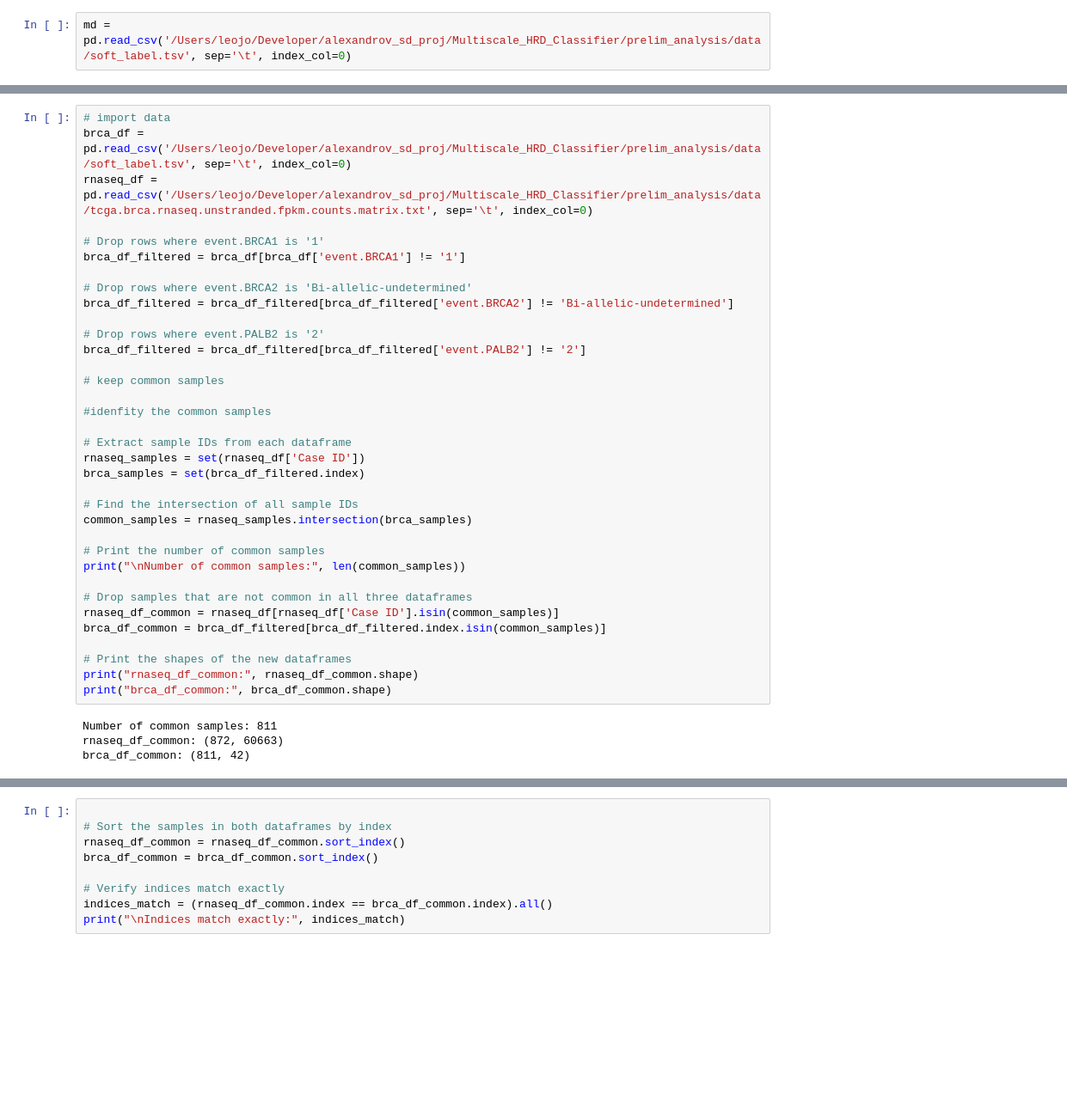
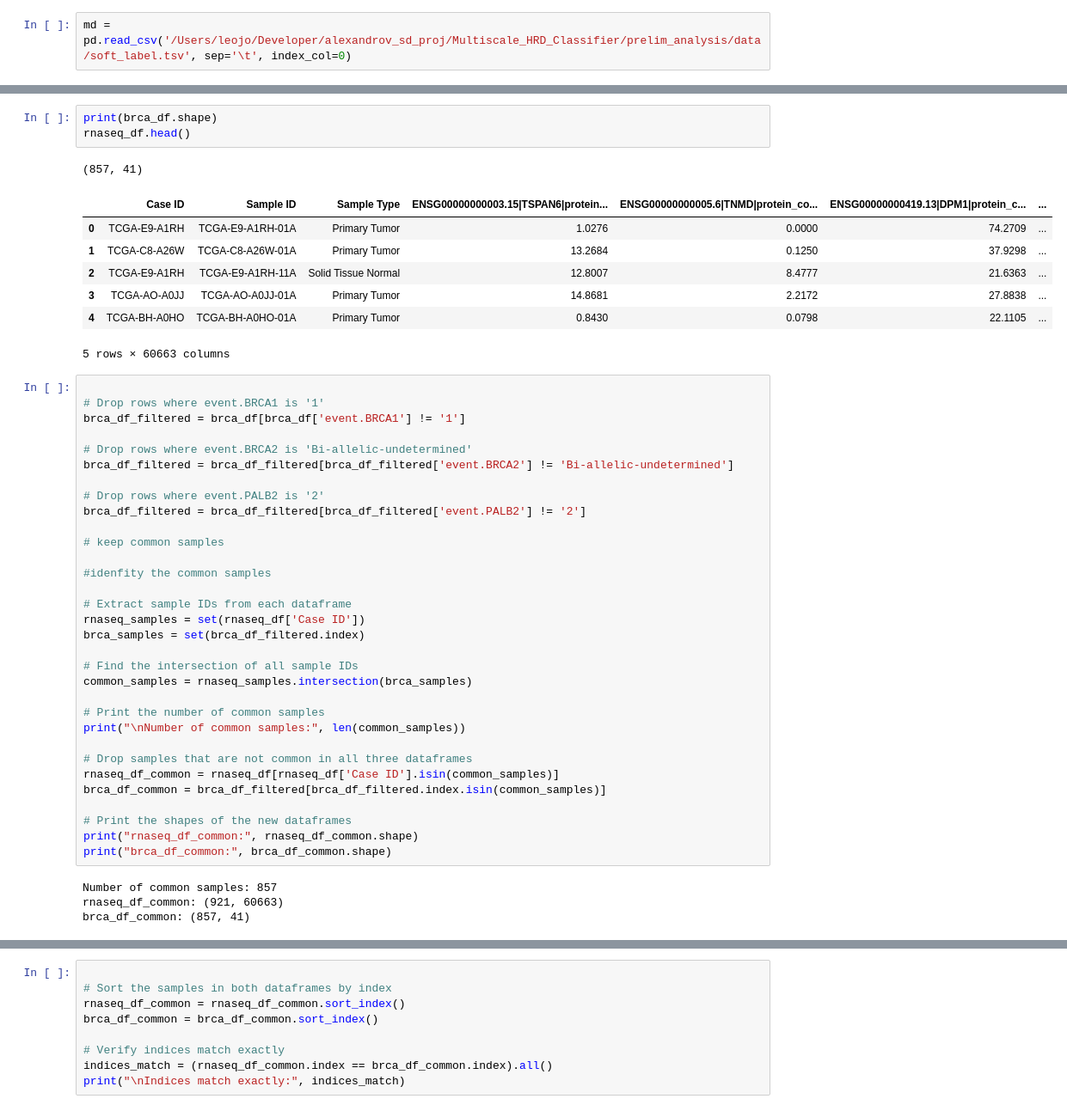
Before and after one commit to l1joseph/Multiscale_HRD_Classifier, a Jupyter notebook: prelim_analysis/prelim_model/clean_model.ipynb, the cells around one changed output, grey strips where cells are left out. Shown at 86% size. Drawn from its saved outputs; the diff is of its cells as text; blank space fills up the shorter version.

Commit message:
ran model on expresion deconv data

```diff
--- a/prelim_analysis/prelim_model/clean_model.ipynb
+++ b/prelim_analysis/prelim_model/clean_model.ipynb
@@ -11,7 +34,16 @@ md = pd.read_csv('/Users/leojo/Developer/alexandrov_sd_proj/Multiscale_HRD_Class
+# %%
+print(brca_df.shape)
+rnaseq_df.head()
+# %% [output]
+(857, 41)
+|  | Case ID | Sample ID | Sample Type | ENSG00000000003.15|TSPAN6|protein... | ENSG00000000005.6|TNMD|protein_co... | ENSG00000000419.13|DPM1|protein_c... | ... |
+| 0 | TCGA-E9-A1RH | TCGA-E9-A1RH-01A | Primary Tumor | 1.0276 | 0.0000 | 74.2709 | ... |
+| 1 | TCGA-C8-A26W | TCGA-C8-A26W-01A | Primary Tumor | 13.2684 | 0.1250 | 37.9298 | ... |
+| 2 | TCGA-E9-A1RH | TCGA-E9-A1RH-11A | Solid Tissue Normal | 12.8007 | 8.4777 | 21.6363 | ... |
+| 3 | TCGA-AO-A0JJ | TCGA-AO-A0JJ-01A | Primary Tumor | 14.8681 | 2.2172 | 27.8838 | ... |
+| 4 | TCGA-BH-A0HO | TCGA-BH-A0HO-01A | Primary Tumor | 0.8430 | 0.0798 | 22.1105 | ... |
+5 rows × 60663 columns
 # %%
-# import data
-brca_df = pd.read_csv('/Users/leojo/Developer/alexandrov_sd_proj/Multiscale_HRD_Classifier/prelim_analysis/data/soft_label.tsv', sep='\t', index_col=0)
-rnaseq_df = pd.read_csv('/Users/leojo/Developer/alexandrov_sd_proj/Multiscale_HRD_Classifier/prelim_analysis/data/tcga.brca.rnaseq.unstranded.fpkm.counts.matrix.txt', sep='\t', index_col=0)
 
 # Drop rows where event.BRCA1 is '1'
 brca_df_filtered = brca_df[brca_df['event.BRCA1'] != '1']
@@ -44,9 +76,9 @@ brca_df_common = brca_df_filtered[brca_df_filtered.index.isin(common_samples)]
 print("rnaseq_df_common:", rnaseq_df_common.shape)
 print("brca_df_common:", brca_df_common.shape)
 # %% [output]
-Number of common samples: 811
-rnaseq_df_common: (872, 60663)
-brca_df_common: (811, 42)
+Number of common samples: 857
+rnaseq_df_common: (921, 60663)
+brca_df_common: (857, 41)
 # %%
 # Check for duplicates in rnaseq_df_common's Case ID
 print("Duplicate Case IDs in rnaseq_df:", rnaseq_df_common['Case ID'].duplicated().sum())
```
Also changed, not shown: parts of 13 cells of this notebook, 3 other files.
